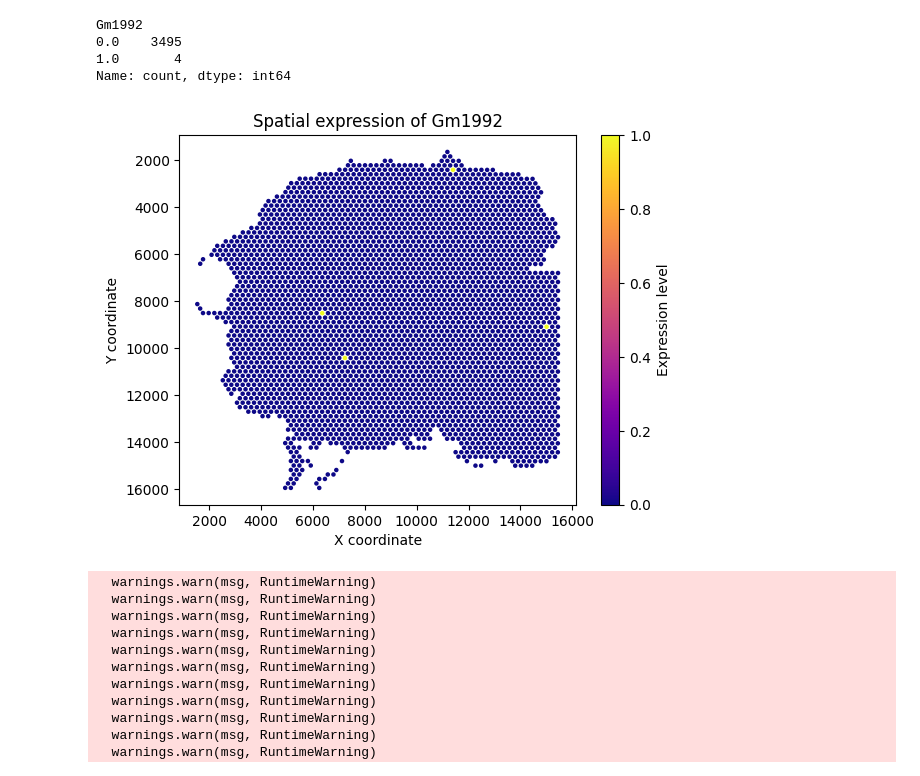
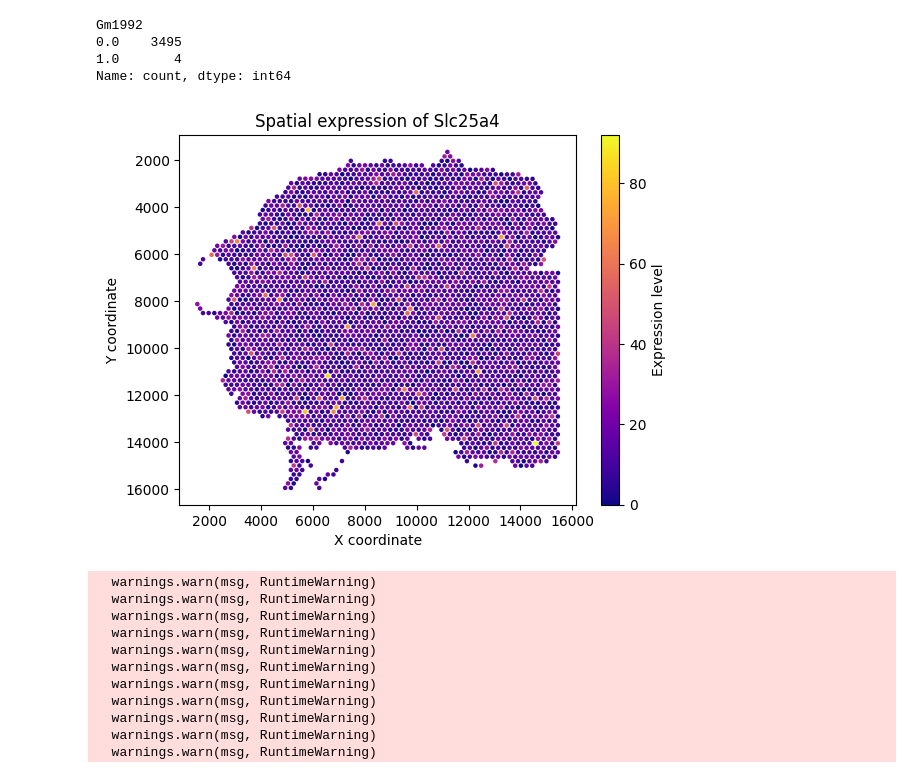
Before and after one commit to ScheWann/A-Part-to-Whole-Circular-Cell-Explorer, a Jupyter notebook: RedesignChallenge/Python/process.ipynb, the cells around one changed output. Cells and saved outputs as stored; diff of their text form; code cells hidden in the pictures.

```diff
--- a/RedesignChallenge/Python/process.ipynb
+++ b/RedesignChallenge/Python/process.ipynb
@@ -118,19 +105,19 @@ Gm1992
 Name: count, dtype: int64
 # %%
 # Select a gene to visualize
-gene_of_interest = 'Gm1992'
+gene_of_interest = 'Slc25a4'
 
 # Create a scatter plot of the expression of the gene of interest
 plt.scatter(positions['x'], positions['y'], c=expression_data[gene_of_interest], cmap='plasma', s=5)
 plt.colorbar(label='Expression level')
 plt.title(f'Spatial expression of {gene_of_interest}')
 plt.xlabel('X coordinate')
 plt.ylabel('Y coordinate')
 
 plt.gca().invert_yaxis()
 plt.show()
 # %% [output]
-[figure, old version]
+[figure, new version]
 # %%
 spotDiameter = 142.38582253945773
 scalef = 0.03479471
```
Also changed, not shown: parts of 6 cells of this notebook, 2 other files.
